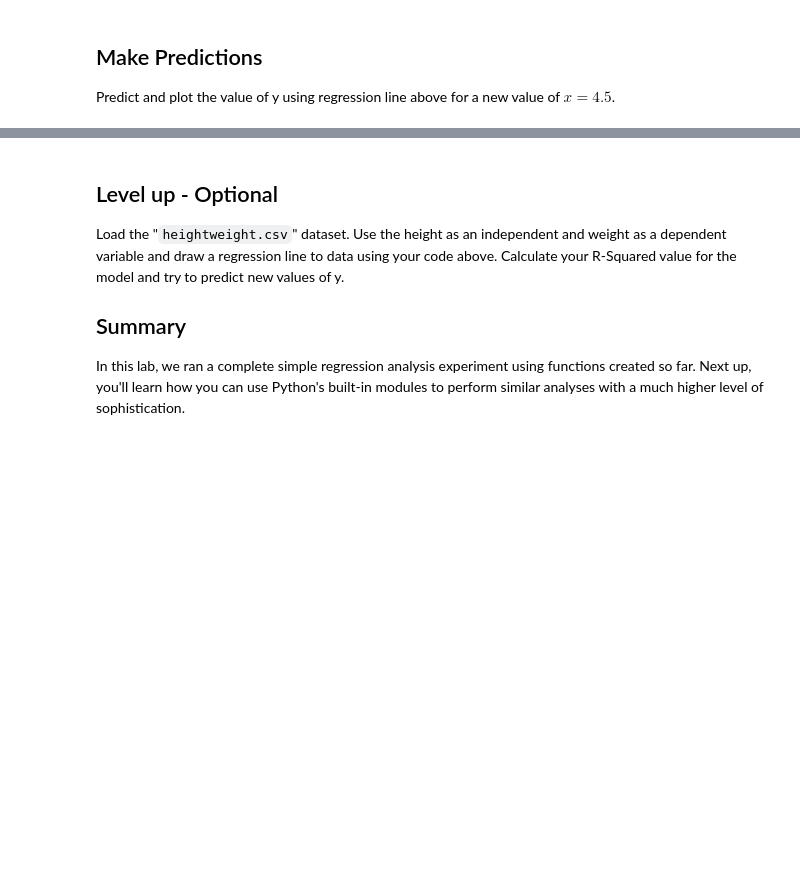
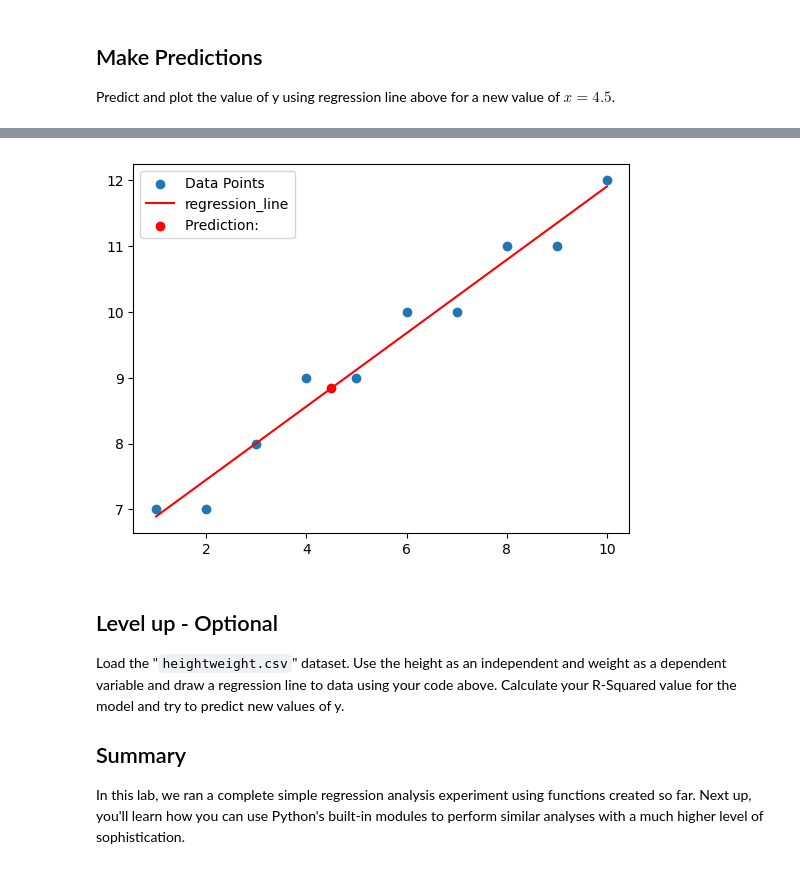
Before and after one commit to victormuuo07/dsc-complete-regression-lab, a Jupyter notebook: index.ipynb, the cells around one changed output, grey strips where cells are left out. Saved outputs shown, nothing was run; the diff lists cells and outputs as text; code cells hidden in the pictures; blank space fills up the shorter version.

```diff
--- a/index.ipynb
+++ b/index.ipynb
@@ -72,3 +86,14 @@ Predict and plot the value of y using regression line above for a new value of $
+# %%
+# Make prediction for x = 4.5 and visualize on the scatter plot
+x_new = 4.5
+y_new = x_new*slope + Y_intercept
+plt.scatter(X,Y, label='Data Points')
+plt.plot(X,y_predicted, color='red', label='regression_line')
+plt.scatter(x_new,y_new,color='r',label='Prediction: ')
+plt.legend()
+plt.show()
+# %% [output]
+[figure, added]
 # %% [markdown]
 ## Level up - Optional
 Load the "`heightweight.csv`" dataset. Use the height as an independent and weight as a dependent variable and draw a regression line to data using your code above. Calculate your R-Squared value for the model and try to predict new values of y.
```
Also changed, not shown: parts of 3 cells of this notebook.
